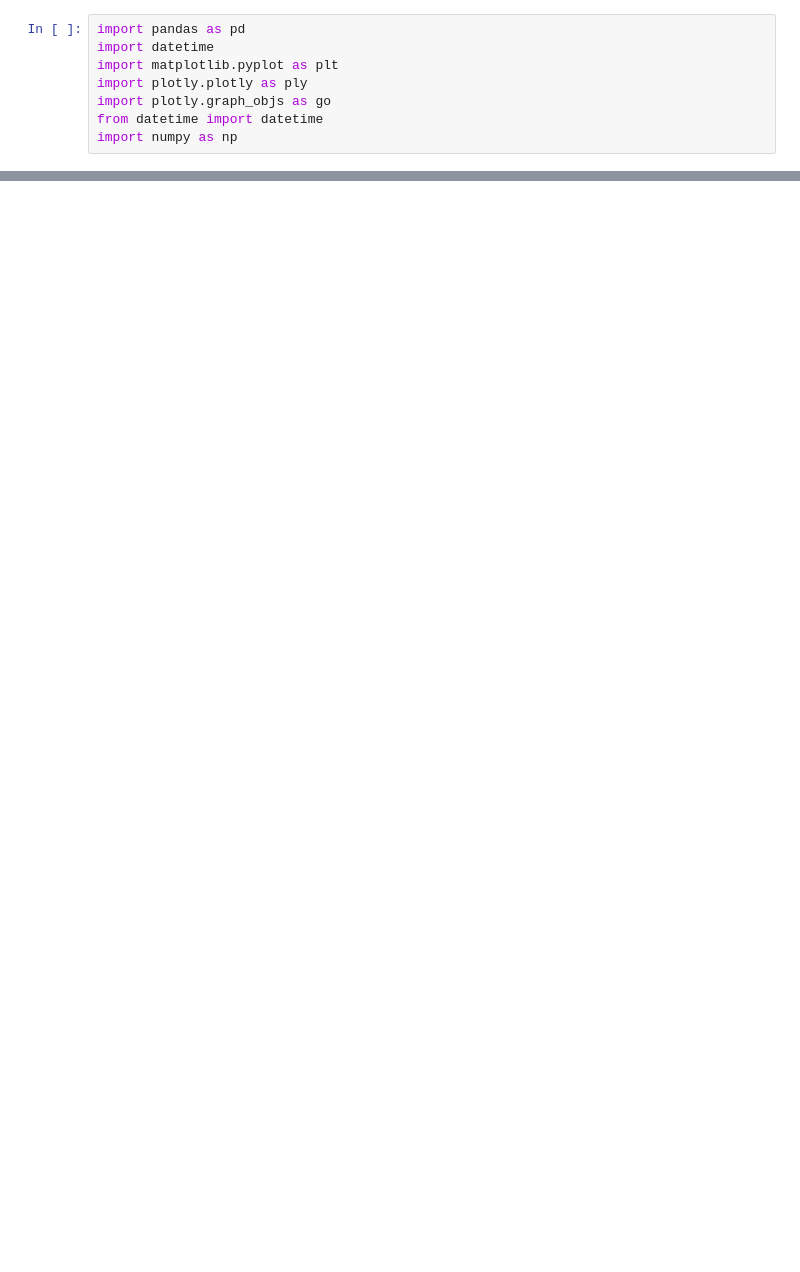
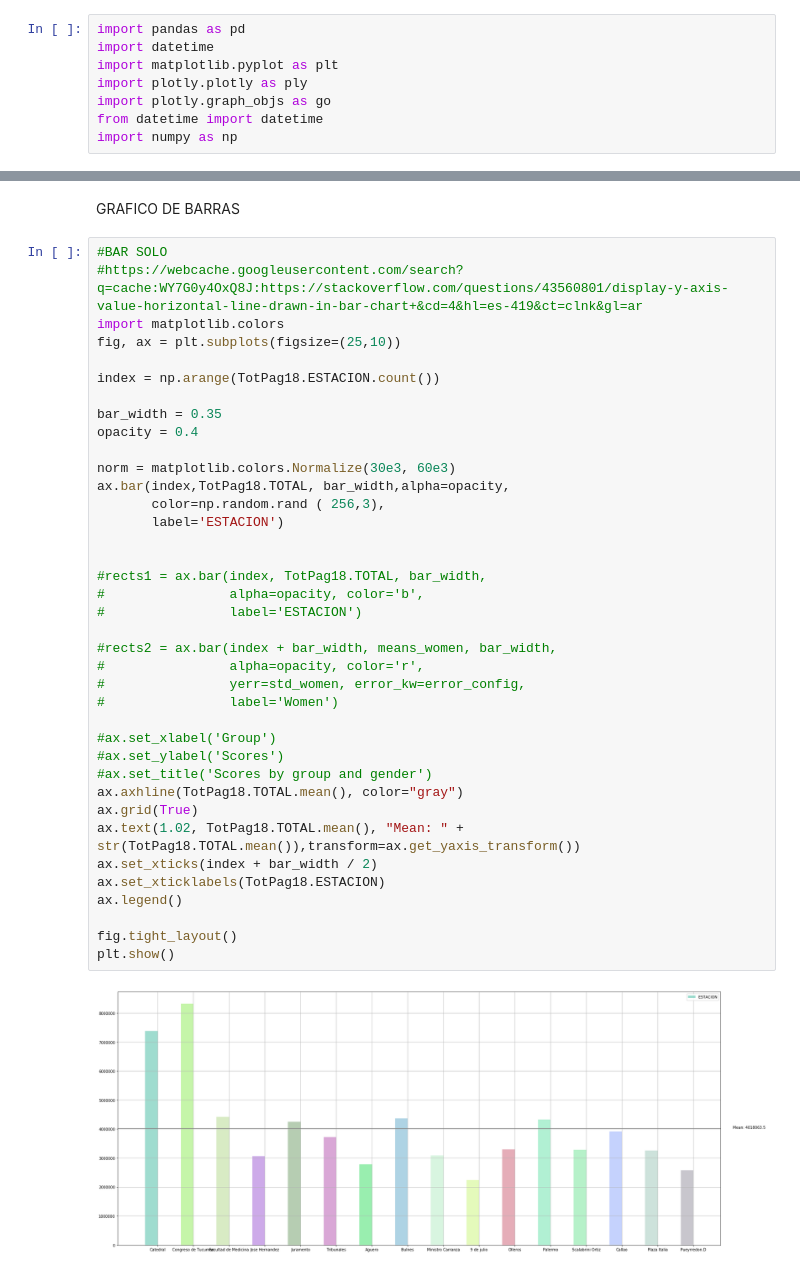
Before and after one commit to rodrinovo/Final-Project-EANT, a Jupyter notebook: Notebooks/subset dataset.ipynb, the cells around one changed output, grey strips where cells are left out. Drawn from its saved outputs; the diff is of its cells as text; blank space fills up the shorter version.

```diff
--- a/Notebooks/subset dataset.ipynb
+++ b/Notebooks/subset dataset.ipynb
@@ -72,0 +180,42 @@ If the visualization you're using aggregates points (e.g., box plot, histogram,
+# %% [markdown]
+GRAFICO DE BARRAS
+# %%
+#BAR SOLO
+#https://webcache.googleusercontent.com/search?q=cache:WY7G0y4OxQ8J:https://stackoverflow.com/questions/43560801/display-y-axis-value-horizontal-line-drawn-in-bar-chart+&cd=4&hl=es-419&ct=clnk&gl=ar
+import matplotlib.colors
+fig, ax = plt.subplots(figsize=(25,10))
+
+index = np.arange(TotPag18.ESTACION.count())
+
+bar_width = 0.35
+opacity = 0.4
+
+norm = matplotlib.colors.Normalize(30e3, 60e3)
+ax.bar(index,TotPag18.TOTAL, bar_width,alpha=opacity,
+       color=np.random.rand ( 256,3),
+       label='ESTACION')
+
+
+#rects1 = ax.bar(index, TotPag18.TOTAL, bar_width,
+#                alpha=opacity, color='b',
+#                label='ESTACION')
+
+#rects2 = ax.bar(index + bar_width, means_women, bar_width,
+#                alpha=opacity, color='r',
+#                yerr=std_women, error_kw=error_config,
+#                label='Women')
+
+#ax.set_xlabel('Group')
+#ax.set_ylabel('Scores')
+#ax.set_title('Scores by group and gender')
+ax.axhline(TotPag18.TOTAL.mean(), color="gray")
+ax.grid(True)
+ax.text(1.02, TotPag18.TOTAL.mean(), "Mean: " + str(TotPag18.TOTAL.mean()),transform=ax.get_yaxis_transform())
+ax.set_xticks(index + bar_width / 2)
+ax.set_xticklabels(TotPag18.ESTACION)
+ax.legend()
+
+fig.tight_layout()
+plt.show()
+# %% [output]
+[figure, added]
```
Also changed, not shown: parts of 21 cells of this notebook, 1 other file.
